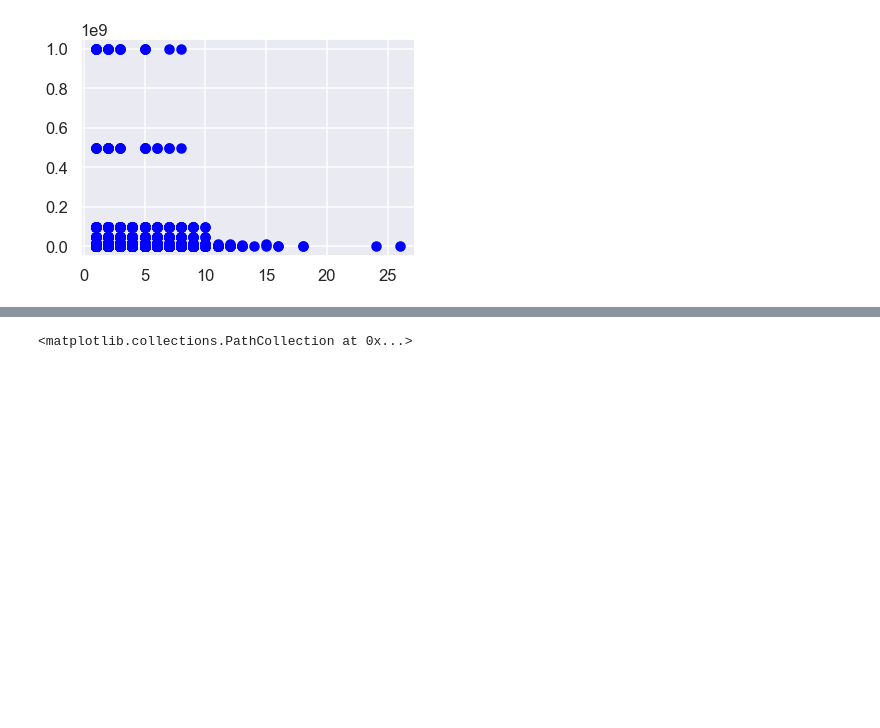
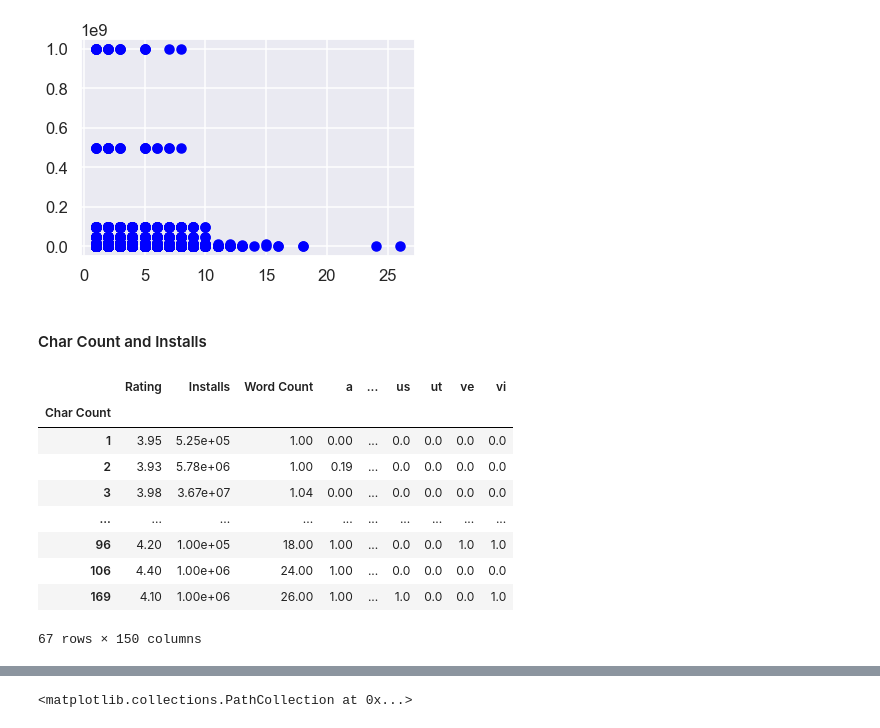
Before and after one commit to Titan-Ngo/COGS108_Repo, a Jupyter notebook: FinalProject.ipynb, the cells around one changed output, grey strips where cells are left out. Saved outputs shown, nothing was run; the diff lists cells and outputs as text; code cells hidden in the pictures; blank space fills up the shorter version.

```diff
--- a/FinalProject.ipynb
+++ b/FinalProject.ipynb
@@ -472,3 +440,20 @@ plt.scatter(x, y, c='blue')
 # %% [output]
 <matplotlib.collections.PathCollection at 0x...>
 [figure]
+# %% [markdown]
+#### Char Count and Installs
+# %%
+# Groups apps by the number of words they have, then gets the average number of installs and displays them
+df_new = df.groupby('Char Count').mean()
+df_new
+# %% [output]
+|  | Rating | Installs | Word Count | a | ... | us | ut | ve | vi |
+| Char Count |  |  |  |  |  |  |  |  |  |
+| 1 | 3.95 | 5.25e+05 | 1.00 | 0.00 | ... | 0.0 | 0.0 | 0.0 | 0.0 |
+| 2 | 3.93 | 5.78e+06 | 1.00 | 0.19 | ... | 0.0 | 0.0 | 0.0 | 0.0 |
+| 3 | 3.98 | 3.67e+07 | 1.04 | 0.00 | ... | 0.0 | 0.0 | 0.0 | 0.0 |
+| ... | ... | ... | ... | ... | ... | ... | ... | ... | ... |
+| 96 | 4.20 | 1.00e+05 | 18.00 | 1.00 | ... | 0.0 | 0.0 | 1.0 | 1.0 |
+| 106 | 4.40 | 1.00e+06 | 24.00 | 1.00 | ... | 0.0 | 0.0 | 0.0 | 0.0 |
+| 169 | 4.10 | 1.00e+06 | 26.00 | 1.00 | ... | 1.0 | 0.0 | 0.0 | 1.0 |
+67 rows × 150 columns
```
Also changed, not shown: parts of 36 cells of this notebook.
